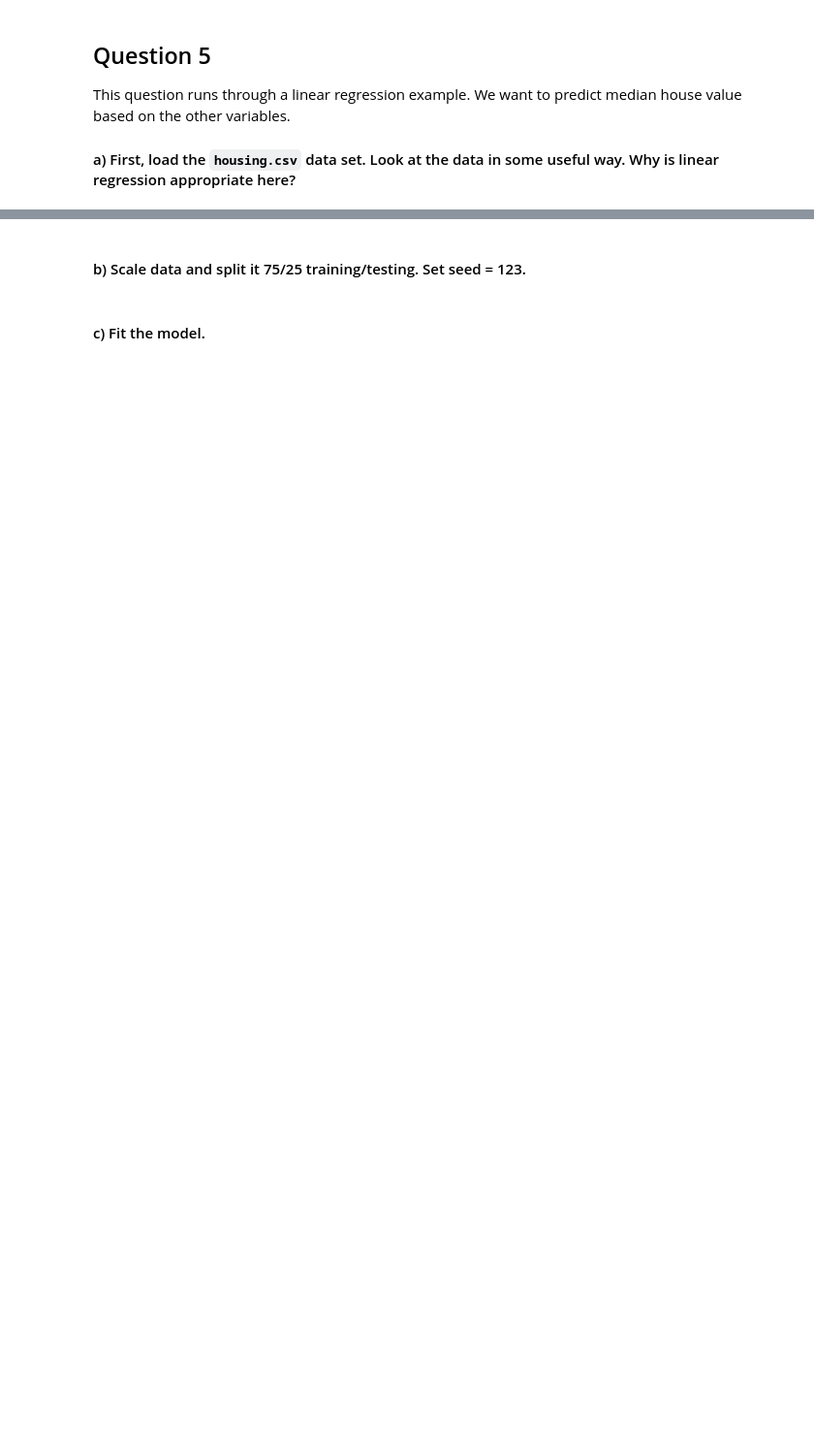
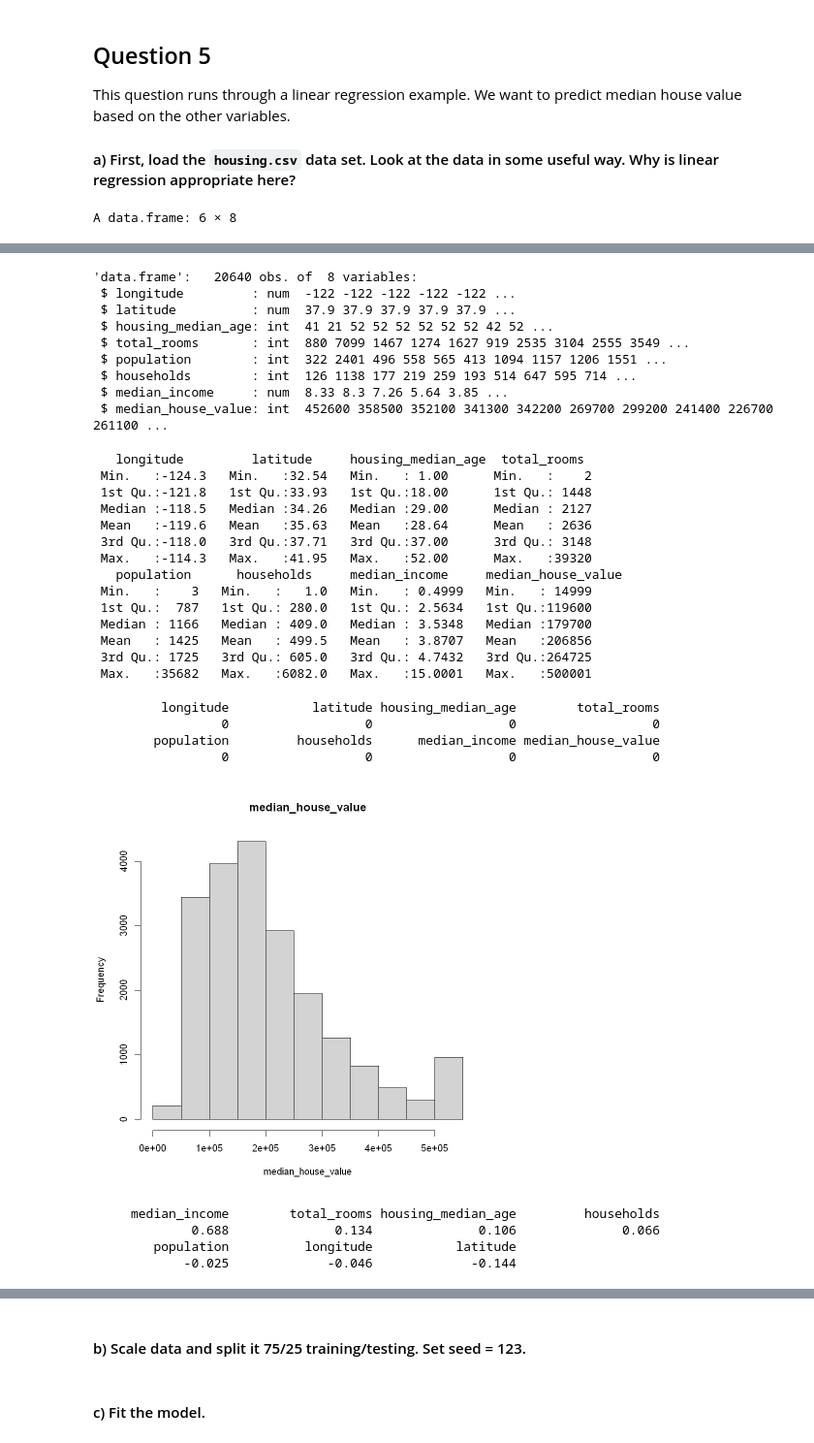
Before and after one commit to Havent-seen/BIOS-512-Assignments, a Jupyter notebook: assignment_9/BIOS512_HW9(1).ipynb, the cells around one changed output, grey strips where cells are left out. Shown at 97% size. Drawn from its saved outputs; the diff is of its cells as text; code cells hidden in the pictures; blank space fills up the shorter version.

```diff
--- a/assignment_9/BIOS512_HW9(1).ipynb
+++ b/assignment_9/BIOS512_HW9(1).ipynb
@@ -44,3 +51,29 @@ This homework is based on the classification and regression lectures.
 ## Question 5
 This question runs through a linear regression example. We want to predict median house value based on the other variables.
 #### a) First, load the `housing.csv` data set. Look at the data in some useful way. Why is linear regression appropriate here?
+# %%
+housing <- read.csv("housing.csv", stringsAsFactors = FALSE)
+
+head(housing)
+str(housing)
+summary(housing)
+
+na_counts <- colSums(is.na(housing))
+na_counts
+
+target <- "median_house_value"
+
+hist(housing[[target]], main="median_house_value", xlab=target)
+
+if ("median_income" %in% names(housing)) {
+  plot(housing$median_income, housing[[target]],
+       xlab="median_income", ylab=target)
+}
+
+num_cols <- names(housing)[sapply(housing, is.numeric)]
+num_cols <- setdiff(num_cols, target)
+cor_with_target <- sapply(num_cols, function(col)
+  suppressWarnings(cor(housing[[col]], housing[[target]], use="complete.obs")))
+sort(round(cor_with_target, 3), decreasing = TRUE)
+# %% [output]
+A data.frame: 6 × 8
@@ -46,0 +88,32 @@ This question runs through a linear regression example. We want to predict media
+'data.frame':   20640 obs. of  8 variables:
+ $ longitude         : num  -122 -122 -122 -122 -122 ...
+ $ latitude          : num  37.9 37.9 37.9 37.9 37.9 ...
+ $ housing_median_age: int  41 21 52 52 52 52 52 52 42 52 ...
+ $ total_rooms       : int  880 7099 1467 1274 1627 919 2535 3104 2555 3549 ...
+ $ population        : int  322 2401 496 558 565 413 1094 1157 1206 1551 ...
+ $ households        : int  126 1138 177 219 259 193 514 647 595 714 ...
+ $ median_income     : num  8.33 8.3 7.26 5.64 3.85 ...
+ $ median_house_value: int  452600 358500 352100 341300 342200 269700 299200 241400 226700 261100 ...
+   longitude         latitude     housing_median_age  total_rooms
+ Min.   :-124.3   Min.   :32.54   Min.   : 1.00      Min.   :    2
+ 1st Qu.:-121.8   1st Qu.:33.93   1st Qu.:18.00      1st Qu.: 1448
+ Median :-118.5   Median :34.26   Median :29.00      Median : 2127
+ Mean   :-119.6   Mean   :35.63   Mean   :28.64      Mean   : 2636
+ 3rd Qu.:-118.0   3rd Qu.:37.71   3rd Qu.:37.00      3rd Qu.: 3148
+ Max.   :-114.3   Max.   :41.95   Max.   :52.00      Max.   :39320
+   population      households     median_income     median_house_value
+ Min.   :    3   Min.   :   1.0   Min.   : 0.4999   Min.   : 14999
+ 1st Qu.:  787   1st Qu.: 280.0   1st Qu.: 2.5634   1st Qu.:119600
+ Median : 1166   Median : 409.0   Median : 3.5348   Median :179700
+ Mean   : 1425   Mean   : 499.5   Mean   : 3.8707   Mean   :206856
+ 3rd Qu.: 1725   3rd Qu.: 605.0   3rd Qu.: 4.7432   3rd Qu.:264725
+ Max.   :35682   Max.   :6082.0   Max.   :15.0001   Max.   :500001
+         longitude           latitude housing_median_age        total_rooms
+                 0                  0                  0                  0
+        population         households      median_income median_house_value
+                 0                  0                  0                  0
+[figure, added]
+     median_income        total_rooms housing_median_age         households
+             0.688              0.134              0.106              0.066
+        population          longitude           latitude
+            -0.025             -0.046             -0.144
```
Also changed, not shown: parts of 19 cells of this notebook, 2 other files.
